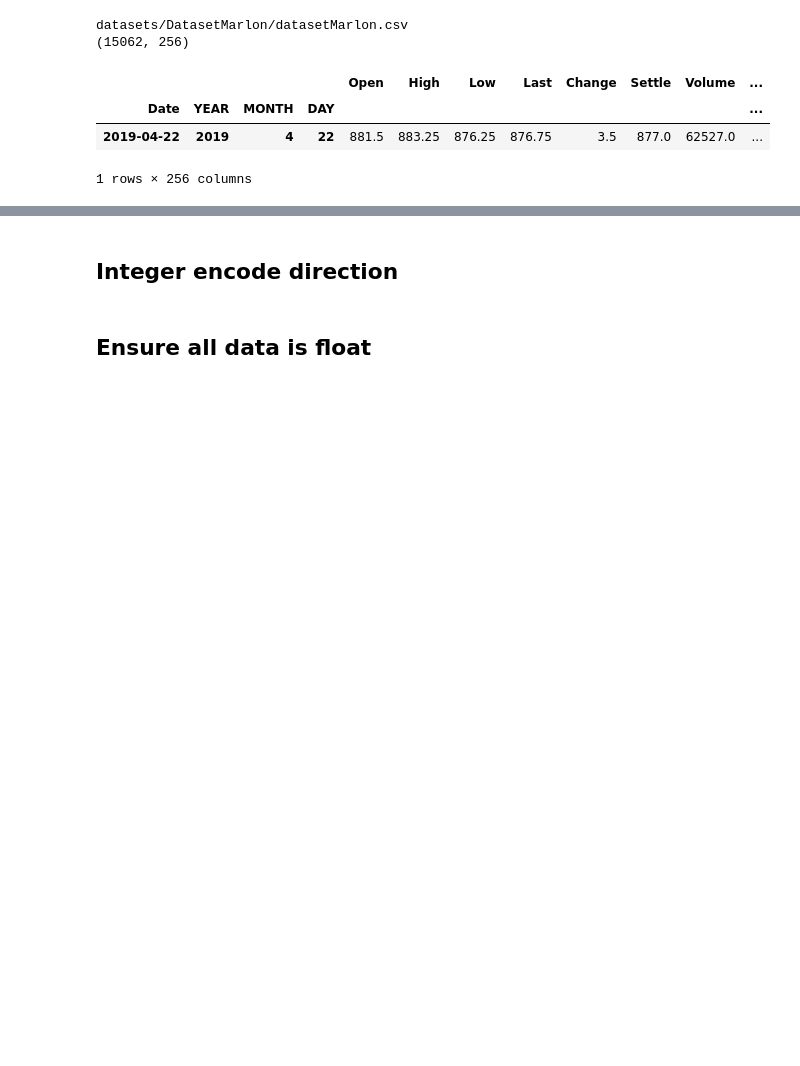
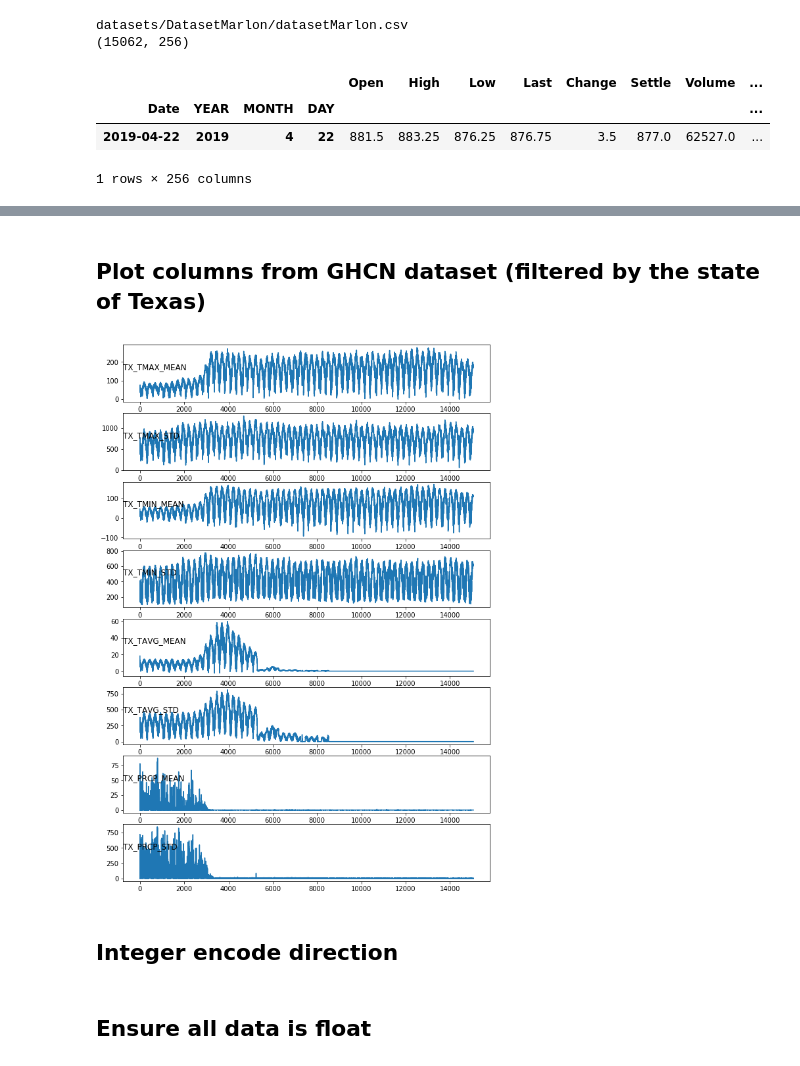
Before and after one commit to marlonrcfranco/soyforecast, a Jupyter notebook: soyforecast.ipynb, the cells around one changed output, grey strips where cells are left out. Saved outputs shown, nothing was run; the diff lists cells and outputs as text; code cells hidden in the pictures; blank space fills up the shorter version.

```diff
--- a/soyforecast.ipynb
+++ b/soyforecast.ipynb
@@ -173,3 +159,19 @@ pyplot.show()
+# %% [markdown]
+## Plot columns from GHCN dataset (filtered by the state of Texas)
+# %%
+# specify columns to plot
+groups = [8,9,10,11,12,13,14,15]
+i = 1
+# plot each column
+pyplot.figure()
+for group in groups:
+	pyplot.subplot(len(groups), 1, i)
+	pyplot.plot(values[:, group])
+	pyplot.title(dataset.columns[group], y=0.5, loc='left')
+	i += 1
+pyplot.show()
+# %% [output]
+[figure, added]
 # %% [markdown]
 ## Integer encode direction
 # %%
```
Also changed, not shown: parts of 22 cells of this notebook.
